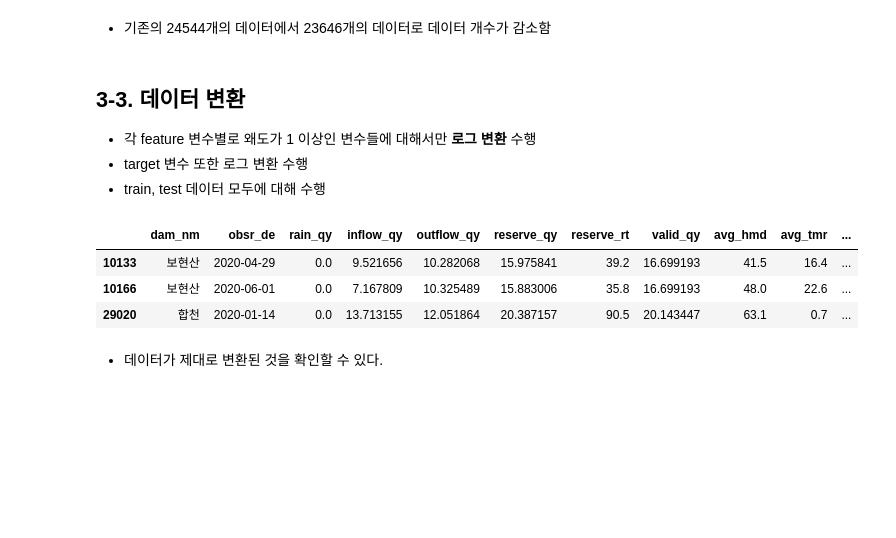
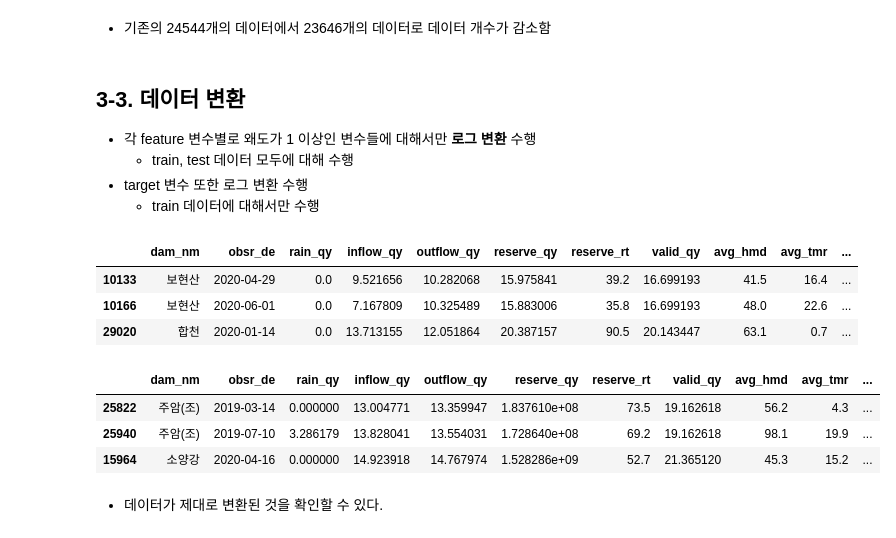
Before and after one commit to chasubeen/KSDC_DB, a Jupyter notebook: EDA.ipynb, the cells around one changed output. Drawn from its saved outputs; the diff is of its cells as text; code cells hidden in the pictures; blank space fills up the shorter version.

```diff
--- a/EDA.ipynb
+++ b/EDA.ipynb
@@ -324,8 +328,9 @@ print(len(df2_train), len(df4_train), len(df6_train))
 # %% [markdown]
 ## **3-3. 데이터 변환**
 - 각 feature 변수별로 왜도가 1 이상인 변수들에 대해서만 **로그 변환** 수행
+  - train, test 데이터 모두에 대해 수행
 - target 변수 또한 로그 변환 수행
-- train, test 데이터 모두에 대해 수행
+  - train 데이터에 대해서만 수행
 # %%
 ### 로그 변환
 
@@ -353,6 +362,13 @@ df1_train.head(3)
 | 10133 | 보현산 | 2020-04-29 | 0.0 | 9.521656 | 10.282068 | 15.975841 | 39.2 | 16.699193 | 41.5 | 16.4 | ... |
 | 10166 | 보현산 | 2020-06-01 | 0.0 | 7.167809 | 10.325489 | 15.883006 | 35.8 | 16.699193 | 48.0 | 22.6 | ... |
 | 29020 | 합천 | 2020-01-14 | 0.0 | 13.713155 | 12.051864 | 20.387157 | 90.5 | 20.143447 | 63.1 | 0.7 | ... |
+# %%
+df1_test.head(3)
+# %% [output]
+|  | dam_nm | obsr_de | rain_qy | inflow_qy | outflow_qy | reserve_qy | reserve_rt | valid_qy | avg_hmd | avg_tmr | ... |
+| 25822 | 주암(조) | 2019-03-14 | 0.000000 | 13.004771 | 13.359947 | 1.837610e+08 | 73.5 | 19.162618 | 56.2 | 4.3 | ... |
+| 25940 | 주암(조) | 2019-07-10 | 3.286179 | 13.828041 | 13.554031 | 1.728640e+08 | 69.2 | 19.162618 | 98.1 | 19.9 | ... |
+| 15964 | 소양강 | 2020-04-16 | 0.000000 | 14.923918 | 14.767974 | 1.528286e+09 | 52.7 | 21.365120 | 45.3 | 15.2 | ... |
 # %% [markdown]
 - 데이터가 제대로 변환된 것을 확인할 수 있다.
 # %% [markdown]
```
Also changed, not shown: parts of 3 cells of this notebook, 1 other file.
